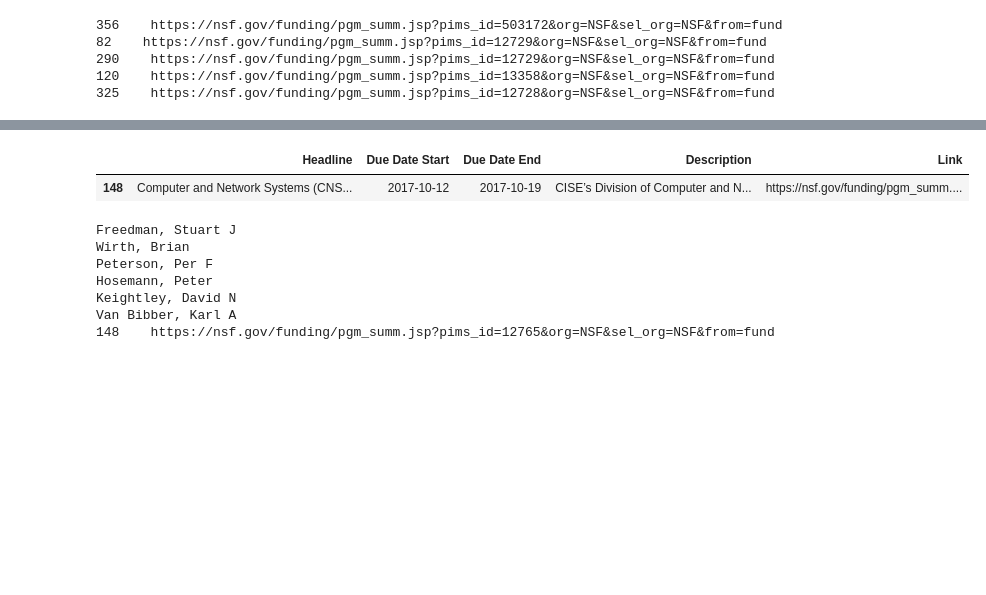
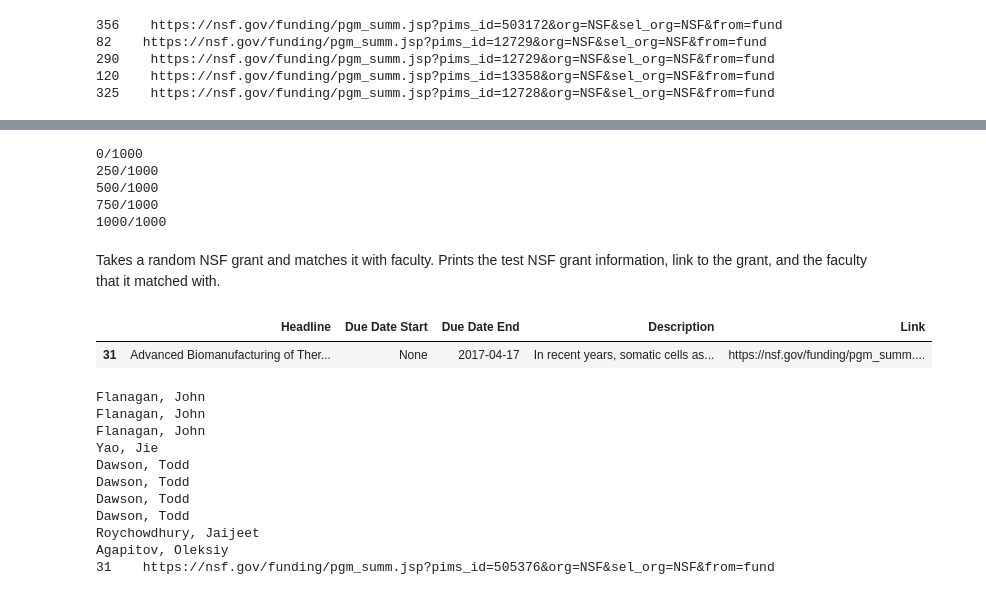
Before and after one commit to jsonchin/BIDS, a Jupyter notebook: modeling/recommender.ipynb, the cells around one changed output, grey strips where cells are left out. Cells and saved outputs as stored; diff of their text form; code cells hidden in the pictures; blank space fills up the shorter version.

```diff
--- a/modeling/recommender.ipynb
+++ b/modeling/recommender.ipynb
@@ -260,36 +249,75 @@ for faculty in faculty_profiles:
+# %%
+# This grant assignment approach assigns professors the grants that they have the highest similiarity with.
+# One-to-one matching with grants and professors
+# If using this matching approach, a faculty may appear muliple times when testing matches. Maybe this can be used
+# as a signal that this faculty is an exceptionally good match?
+
+# Issue: It seems like certain faculty dominate in terms of grants assigned.
+
+training_size = 1000
+training_grants = sklearn.utils.shuffle(grants_matrix[:])[:training_size]
+progress = 0
+faculty_to_grants = defaultdict(list)
+for i in range(training_grants.shape[0]):
+    grant = training_grants[i]
+    top_faculty = None
+    top_score = 0
+    for faculty in faculty_profiles:
+        profile = faculty_profiles[faculty]
+        if np.dot(grant.toarray(), profile.T) > top_score:
+            top_faculty = faculty
+    faculty_to_grants[top_faculty].append(i)
+    if progress % 250 == 0:
+        print(str(progress) + "/" + str(training_size))
+    progress += 1
+print(str(training_size) + "/" + str(training_size))
+# %% [output]
+0/1000
+250/1000
+500/1000
+750/1000
+1000/1000
+# %% [markdown]
+Takes a random NSF grant and matches it with faculty.
+Prints the test NSF grant information, link to the grant, and the faculty that it matched with.
 # %%
-# Take an NSF grant and match with professors
+# Take a random NSF grant and match with professors
 random_index = random.sample((range(nsf_matrix.shape[0])), 1)[0]
 test_grant = nsf_matrix[random_index]
 closest_grants = []
 for index in range(training_grants.shape[0]):
     training_grant = training_grants[index]
+    # Uses dot similarity
     closest_grants.append((np.dot(training_grant, test_grant.T).toarray()[0], index))
 
 # Finds the 10 grants that are closest to the test grant
 closest_grants = [x[1] for x in sorted(closest_grants)[-10:]]
 
 clustering_matches = []
 for faculty in faculty_to_grants:
-    faculty_grants = faculty_to_grants[faculty][0]
+    faculty_grants = faculty_to_grants[faculty]
     for closest_grant in closest_grants:
         if closest_grant in faculty_grants:
             clustering_matches.append(faculty)
 
 # Print out test grant, link to grant, and matched faculty
 test_grant_full = nsf_grants_df[random_index:random_index+1]
 display(test_grant_full)
 for faculty in clustering_matches:
     print(faculty)
 
 print(test_grant_full['Link'].to_string())
 # %% [output]
 |  | Headline | Due Date Start | Due Date End | Description | Link |
-| 148 | Computer and Network Systems (CNS... | 2017-10-12 | 2017-10-19 | CISE’s Division of Computer and N... | https://nsf.gov/funding/pgm_summ.... |
+| 31 | Advanced Biomanufacturing of Ther... | None | 2017-04-17 | In recent years, somatic cells as... | https://nsf.gov/funding/pgm_summ.... |
-Freedman, Stuart J
-Wirth, Brian
-Peterson, Per F
-Hosemann, Peter
-Keightley, David N
-Van Bibber, Karl A
-148    https://nsf.gov/funding/pgm_summ.jsp?pims_id=12765&org=NSF&sel_org=NSF&from=fund
+Flanagan, John
+Flanagan, John
+Flanagan, John
+Yao, Jie
+Dawson, Todd
+Dawson, Todd
+Dawson, Todd
+Dawson, Todd
+Roychowdhury, Jaijeet
+Agapitov, Oleksiy
+31    https://nsf.gov/funding/pgm_summ.jsp?pims_id=505376&org=NSF&sel_org=NSF&from=fund
```
Also changed, not shown: parts of 6 cells of this notebook.
